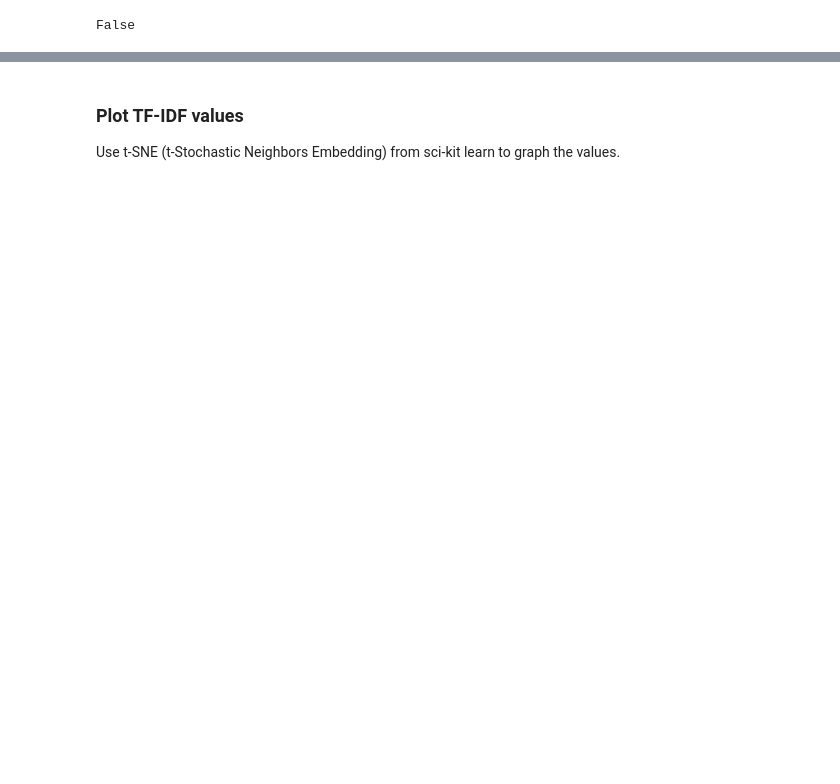
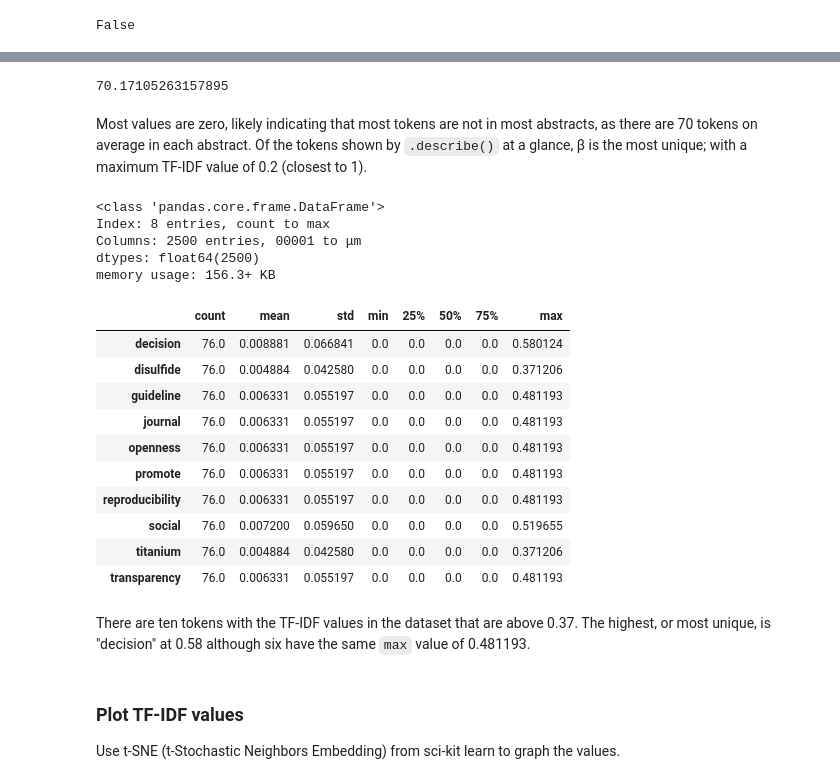
Before and after one commit to bronwencc/Capstone, a Jupyter notebook: analysis.ipynb, the cells around one changed output, grey strips where cells are left out. Drawn from its saved outputs; the diff is of its cells as text; code cells hidden in the pictures; blank space fills up the shorter version.

```diff
--- a/analysis.ipynb
+++ b/analysis.ipynb
@@ -608,3 +717,40 @@ tfidframe.to_csv("csvdata/tfidfwords.csv")
+# %%
+#quick calculation for average tokens per abstract
+totalwords=0
+for i in tokenslists: #list of lists of tokens
+    totalwords+=len(i) #how many tokens in each abstract = length of list
+totalwords/finaldf.shape[0] #with number of rows in finaldf
+# %% [output]
+70.17105263157895
+# %% [markdown]
+Most values are zero, likely indicating that most tokens are not in most abstracts, as there are 70 tokens on average in each abstract.  Of the tokens shown by `.describe()` at a glance, β is the most unique; with a maximum TF-IDF value of 0.2 (closest to 1).
+# %%
+statsframe = tfidframe.describe()
+statsframe.info()
+# %% [output]
+<class 'pandas.core.frame.DataFrame'>
+Index: 8 entries, count to max
+Columns: 2500 entries, 00001 to μm
+dtypes: float64(2500)
+memory usage: 156.3+ KB
+# %%
+#finding the highest values for which tokens
+statsframeT = statsframe.T
+statsframeT[statsframeT["max"]>.37]
+# %% [output]
+|  | count | mean | std | min | 25% | 50% | 75% | max |
+| decision | 76.0 | 0.008881 | 0.066841 | 0.0 | 0.0 | 0.0 | 0.0 | 0.580124 |
+| disulfide | 76.0 | 0.004884 | 0.042580 | 0.0 | 0.0 | 0.0 | 0.0 | 0.371206 |
+| guideline | 76.0 | 0.006331 | 0.055197 | 0.0 | 0.0 | 0.0 | 0.0 | 0.481193 |
+| journal | 76.0 | 0.006331 | 0.055197 | 0.0 | 0.0 | 0.0 | 0.0 | 0.481193 |
+| openness | 76.0 | 0.006331 | 0.055197 | 0.0 | 0.0 | 0.0 | 0.0 | 0.481193 |
+| promote | 76.0 | 0.006331 | 0.055197 | 0.0 | 0.0 | 0.0 | 0.0 | 0.481193 |
+| reproducibility | 76.0 | 0.006331 | 0.055197 | 0.0 | 0.0 | 0.0 | 0.0 | 0.481193 |
+| social | 76.0 | 0.007200 | 0.059650 | 0.0 | 0.0 | 0.0 | 0.0 | 0.519655 |
+| titanium | 76.0 | 0.004884 | 0.042580 | 0.0 | 0.0 | 0.0 | 0.0 | 0.371206 |
+| transparency | 76.0 | 0.006331 | 0.055197 | 0.0 | 0.0 | 0.0 | 0.0 | 0.481193 |
+# %% [markdown]
+There are ten tokens with the TF-IDF values in the dataset that are above 0.37.  The highest, or most unique, is "decision" at 0.58 although six have the same `max` value of 0.481193.
 # %% [markdown]
 ### Plot TF-IDF values
 Use t-SNE (t-Stochastic Neighbors Embedding) from sci-kit learn to graph the values.
```
Also changed, not shown: parts of 90 cells of this notebook, 10 other files.
